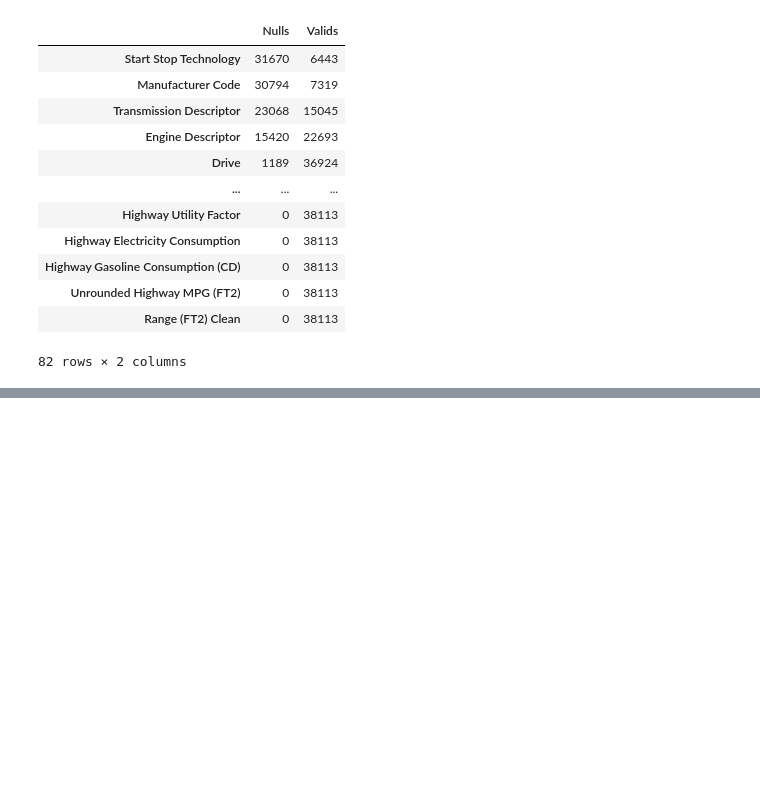
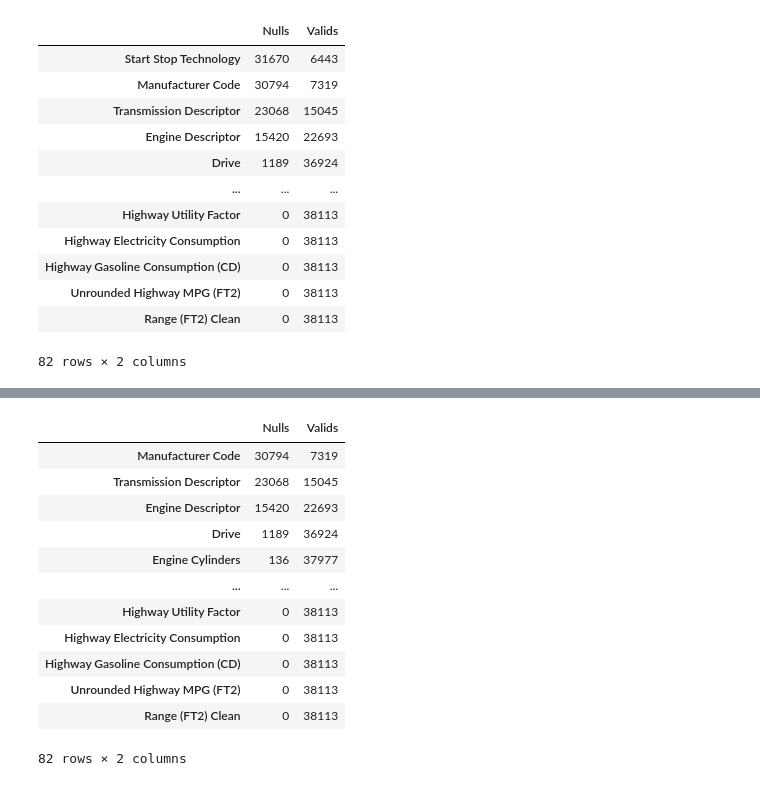
Before and after one commit to chloemd/DAT-1019-Chloe, a Jupyter notebook: Homework/Unit4/HW4_Fuel_Chloe_Part1.ipynb, the cells around one changed output, grey strips where cells are left out. Cells and saved outputs as stored; diff of their text form; code cells hidden in the pictures; blank space fills up the shorter version.

```diff
--- a/Homework/Unit4/HW4_Fuel_Chloe.ipynb
+++ b/Homework/Unit4/HW4_Fuel_Chloe_Part1.ipynb
@@ -523,0 +496,18 @@ nulls.sort_values(by='Nulls', ascending=False)
+# %%
+df['Start Stop Technology'].fillna('Unknown', inplace=True)
+nulls = nulls_to_df(df)
+nulls.sort_values(by='Nulls', ascending=False)
+# %% [output]
+|  | Nulls | Valids |
+| Manufacturer Code | 30794 | 7319 |
+| Transmission Descriptor | 23068 | 15045 |
+| Engine Descriptor | 15420 | 22693 |
+| Drive | 1189 | 36924 |
+| Engine Cylinders | 136 | 37977 |
+| ... | ... | ... |
+| Highway Utility Factor | 0 | 38113 |
+| Highway Electricity Consumption | 0 | 38113 |
+| Highway Gasoline Consumption (CD) | 0 | 38113 |
+| Unrounded Highway MPG (FT2) | 0 | 38113 |
+| Range (FT2) Clean | 0 | 38113 |
+82 rows × 2 columns
```
Also changed, not shown: parts of 41 cells of this notebook.
